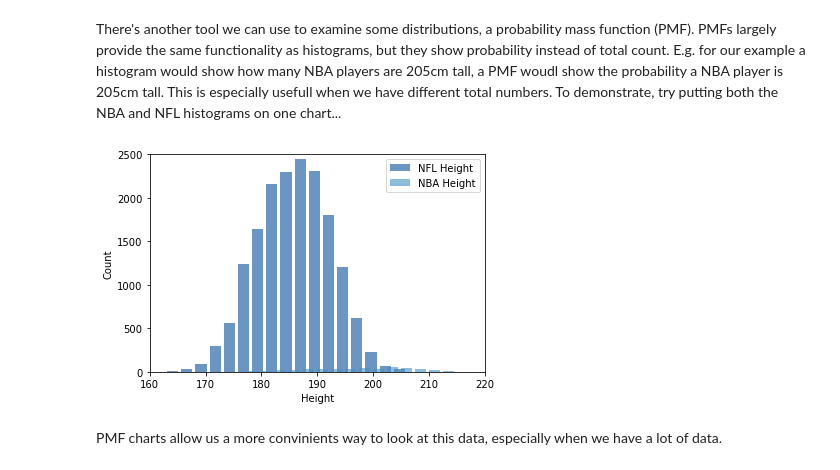
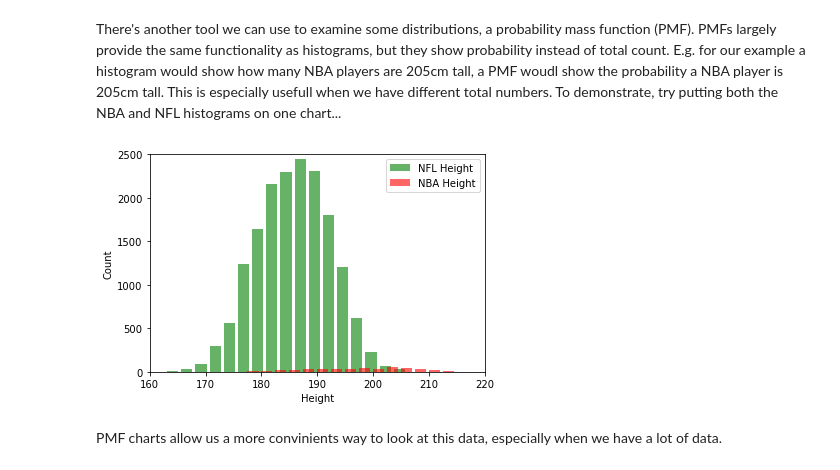
Before and after one commit to Soniyasunny1/BasicClassExamples, a Jupyter notebook: 003_Var_Std_Dev.ipynb, the cells around one changed output. Saved outputs shown, nothing was run; the diff lists cells and outputs as text; code cells hidden in the pictures.

```diff
--- a/003_Var_Std_Dev.ipynb
+++ b/003_Var_Std_Dev.ipynb
@@ -186,12 +188,12 @@ There's another tool we can use to examine some distributions, a probability mas
 # %%
 #Create the dual histogram
 width = 2
 thinkplot.PrePlot(2)
-thinkplot.Hist(nflhist, align="right", width=width)
-thinkplot.Hist(nbahist, align="left", width=width)
+thinkplot.Hist(nflhist, align="right", color= "green", width=width)
+thinkplot.Hist(nbahist, align="left",color= "red", width=width)
 thinkplot.Config(xlabel='Height', ylabel='Count', xlim=[160, 220], ylim=[0,2500])
 # %% [output]
-[figure, old version]
+[figure, new version]
 # %% [markdown]
 PMF charts allow us a more convinients way to look at this data, especially when we have a lot of data.
 # %%
```
Also changed, not shown: parts of 4 cells of this notebook.
